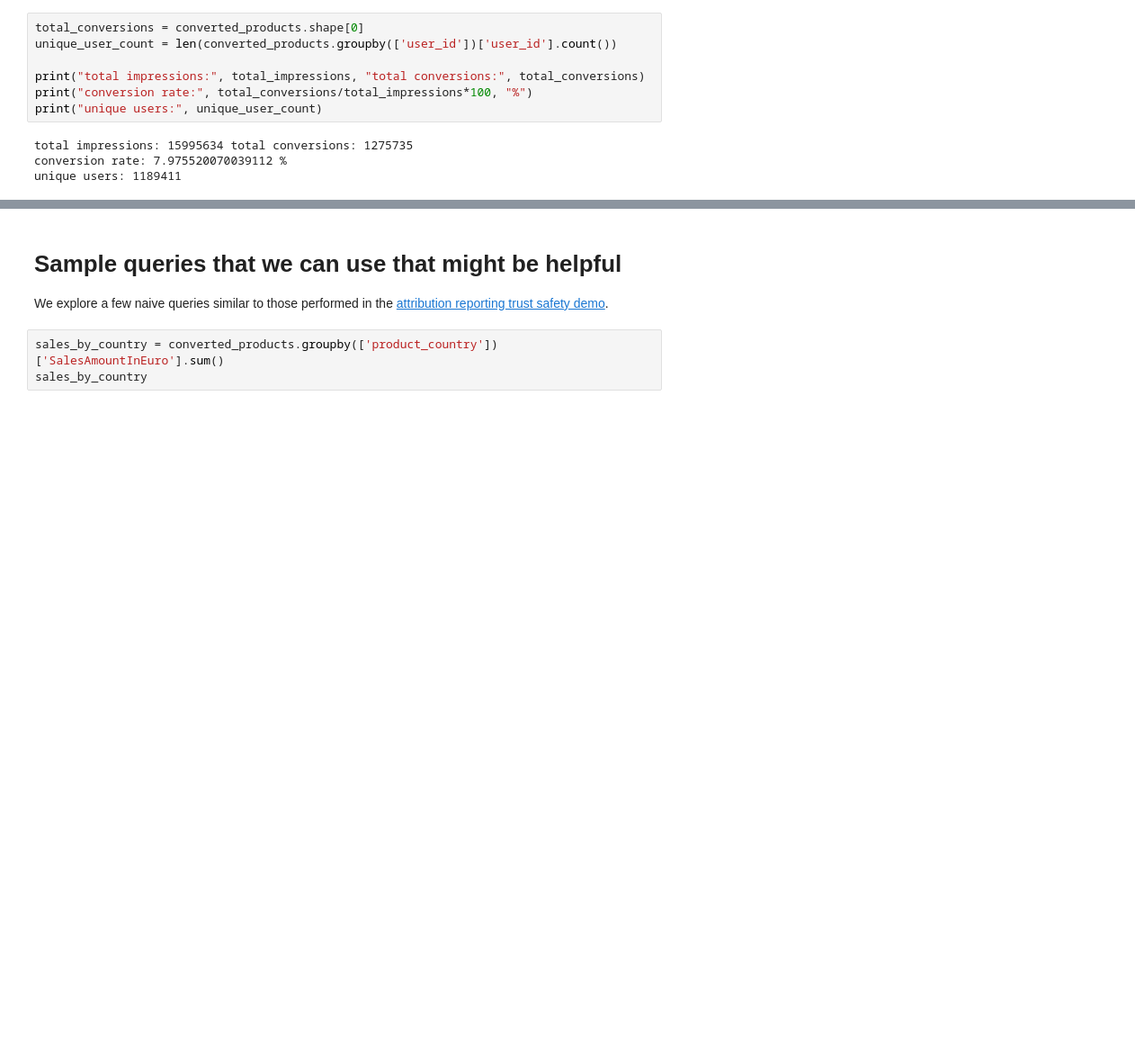
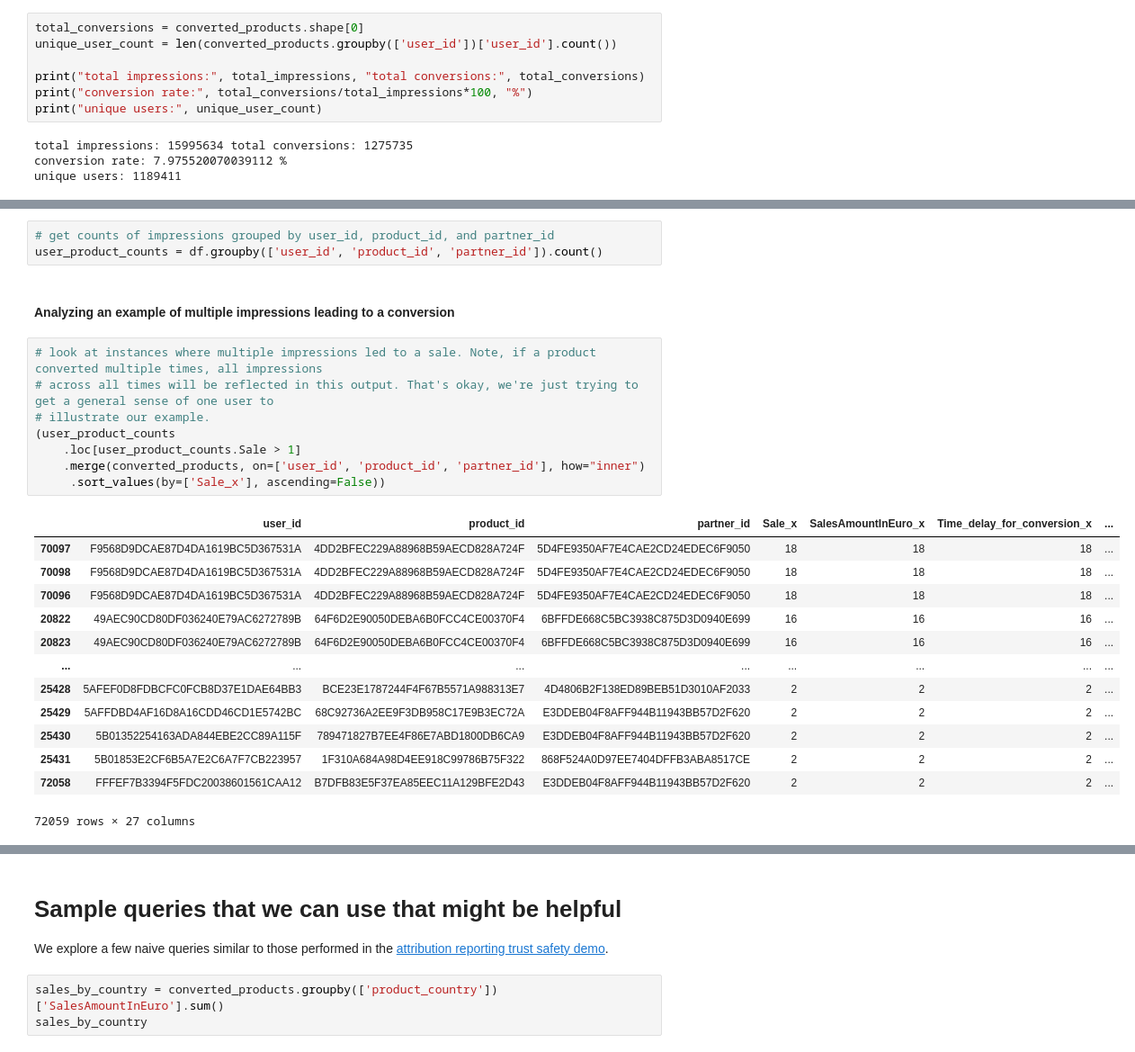
Before and after one commit to columbia/cookiemonster, a Jupyter notebook: criteo/criteo_conversion_search_data.ipynb, the cells around one changed output, grey strips where cells are left out. Shown at 90% size. Drawn from its saved outputs; the diff is of its cells as text; blank space fills up the shorter version.

```diff
--- a/criteo/criteo_conversion_search_data.ipynb
+++ b/criteo/criteo_conversion_search_data.ipynb
@@ -169,0 +159,27 @@ users whose conversions are probably attributed to multiple impressions: 4
+# %%
+# get counts of impressions grouped by user_id, product_id, and partner_id
+user_product_counts = df.groupby(['user_id', 'product_id', 'partner_id']).count()
+# %% [markdown]
+#### Analyzing an example of multiple impressions leading to a conversion
+# %%
+# look at instances where multiple impressions led to a sale. Note, if a product converted multiple times, all impressions
+# across all times will be reflected in this output. That's okay, we're just trying to get a general sense of one user to
+# illustrate our example.
+(user_product_counts
+    .loc[user_product_counts.Sale > 1]
+    .merge(converted_products, on=['user_id', 'product_id', 'partner_id'], how="inner")
+     .sort_values(by=['Sale_x'], ascending=False))
+# %% [output]
+|  | user_id | product_id | partner_id | Sale_x | SalesAmountInEuro_x | Time_delay_for_conversion_x | ... |
+| 70097 | F9568D9DCAE87D4DA1619BC5D367531A | 4DD2BFEC229A88968B59AECD828A724F | 5D4FE9350AF7E4CAE2CD24EDEC6F9050 | 18 | 18 | 18 | ... |
+| 70098 | F9568D9DCAE87D4DA1619BC5D367531A | 4DD2BFEC229A88968B59AECD828A724F | 5D4FE9350AF7E4CAE2CD24EDEC6F9050 | 18 | 18 | 18 | ... |
+| 70096 | F9568D9DCAE87D4DA1619BC5D367531A | 4DD2BFEC229A88968B59AECD828A724F | 5D4FE9350AF7E4CAE2CD24EDEC6F9050 | 18 | 18 | 18 | ... |
+| 20822 | 49AEC90CD80DF036240E79AC6272789B | 64F6D2E90050DEBA6B0FCC4CE00370F4 | 6BFFDE668C5BC3938C875D3D0940E699 | 16 | 16 | 16 | ... |
+| 20823 | 49AEC90CD80DF036240E79AC6272789B | 64F6D2E90050DEBA6B0FCC4CE00370F4 | 6BFFDE668C5BC3938C875D3D0940E699 | 16 | 16 | 16 | ... |
+| ... | ... | ... | ... | ... | ... | ... | ... |
+| 25428 | 5AFEF0D8FDBCFC0FCB8D37E1DAE64BB3 | BCE23E1787244F4F67B5571A988313E7 | 4D4806B2F138ED89BEB51D3010AF2033 | 2 | 2 | 2 | ... |
+| 25429 | 5AFFDBD4AF16D8A16CDD46CD1E5742BC | 68C92736A2EE9F3DB958C17E9B3EC72A | E3DDEB04F8AFF944B11943BB57D2F620 | 2 | 2 | 2 | ... |
+| 25430 | 5B01352254163ADA844EBE2CC89A115F | 789471827B7EE4F86E7ABD1800DB6CA9 | E3DDEB04F8AFF944B11943BB57D2F620 | 2 | 2 | 2 | ... |
+| 25431 | 5B01853E2CF6B5A7E2C6A7F7CB223957 | 1F310A684A98D4EE918C99786B75F322 | 868F524A0D97EE7404DFFB3ABA8517CE | 2 | 2 | 2 | ... |
+| 72058 | FFFEF7B3394F5FDC20038601561CAA12 | B7DFB83E5F37EA85EEC11A129BFE2D43 | E3DDEB04F8AFF944B11943BB57D2F620 | 2 | 2 | 2 | ... |
+72059 rows × 27 columns
```
Also changed, not shown: parts of 8 cells of this notebook, 1 other file.
